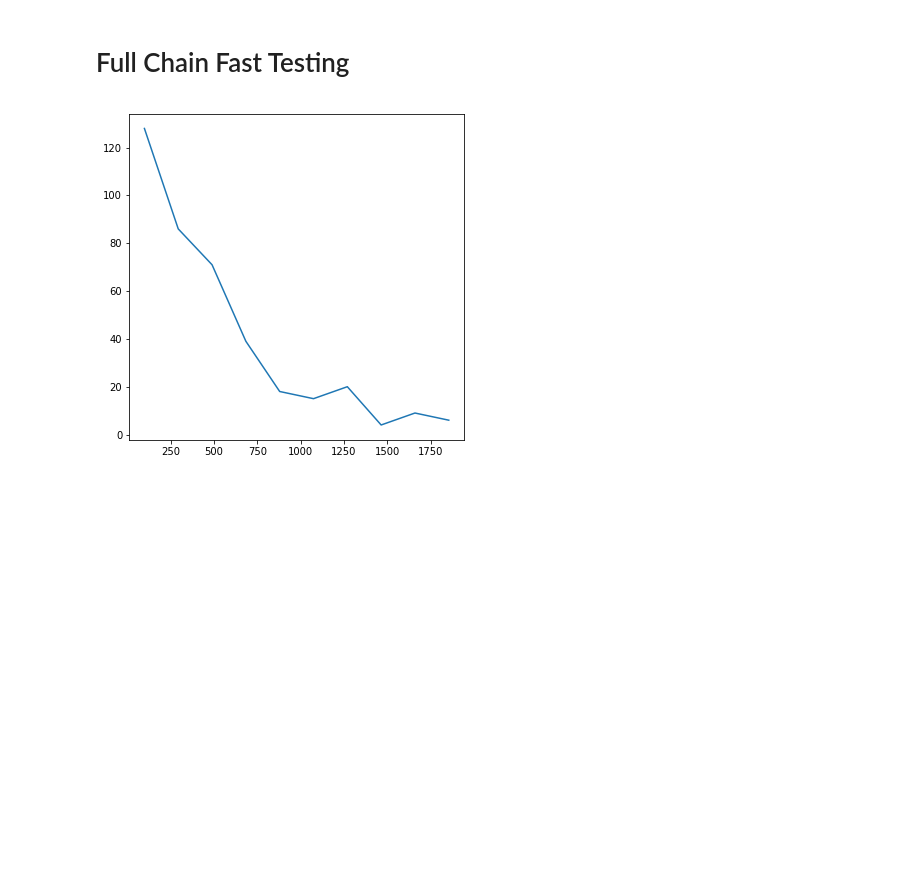
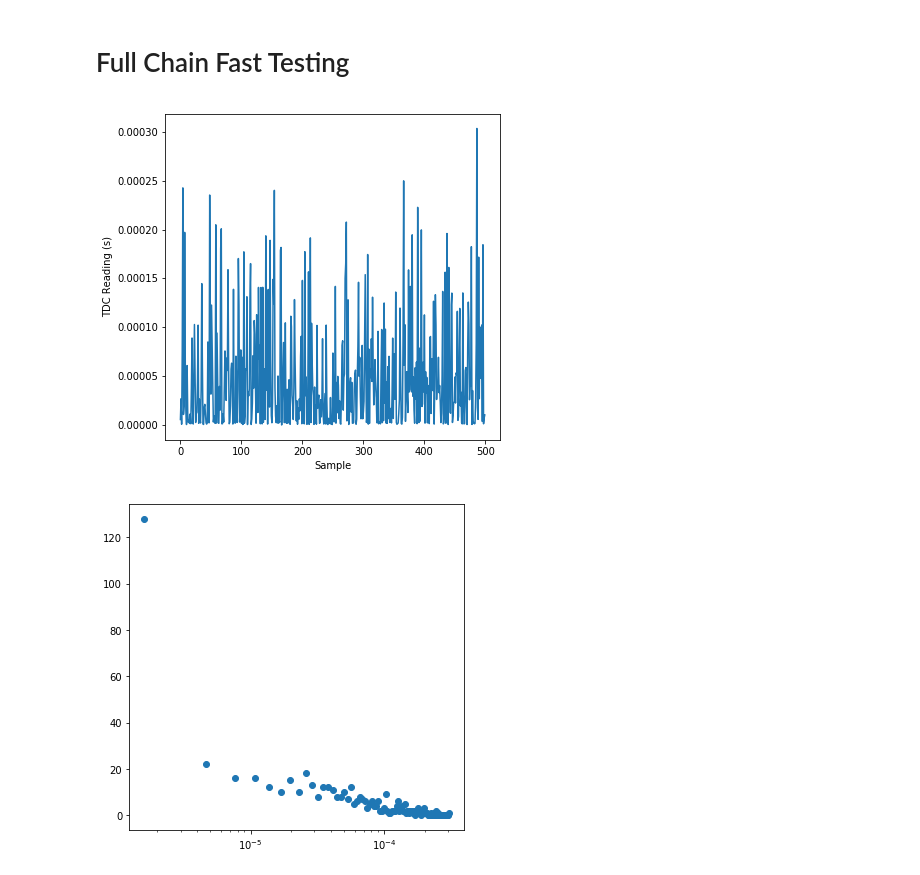
Before and after one commit to iiSmiley/span-ion-code, a Jupyter notebook: testing/plotting.ipynb, the cells around one changed output. Saved outputs shown, nothing was run; the diff lists cells and outputs as text; code cells hidden in the pictures; blank space fills up the shorter version.

```diff
--- a/testing/plotting.ipynb
+++ b/testing/plotting.ipynb
@@ -539,17 +539,23 @@ Text(0.5,1,'Board D3 (No Chip)')
 # %% [markdown]
 <h1>Full Chain Fast Testing</h1>
 # %%
-fname = '../../data/testing/20220415_115011_vin2.0V_500x_vb0.9V_main.yaml'
+fname = '../../data/testing/20220415_154157_vin2.0V_500x_vb0.9V_main.yaml'
 # %%
 # Getting the raw data
 with open(fname, 'r') as file_in:
     data_raw = yaml.load(file_in, Loader=yaml.UnsafeLoader)
     tdiff_vec = data_raw['data']
 
 # tdiff_std = np.std(tdiff_vec)
-tdiff_vals, tdiff_bins = np.histogram([t*1e6 for t in tdiff_vec if t > 0])
+plt.plot(tdiff_vec)
+plt.xlabel('Sample')
+plt.ylabel('TDC Reading (s)')
+
+plt.figure()
+tdiff_vals, tdiff_bins = np.histogram([t for t in tdiff_vec if (t > 0 and t < 100e6)], bins=100)
 tdiff_bins = 0.5*(tdiff_bins[1:]+tdiff_bins[:-1])
-plt.plot(tdiff_bins, tdiff_vals)
+plt.semilogx(tdiff_bins, tdiff_vals, 'o')
 curve_area = np.trapz(tdiff_vals, tdiff_bins)
 # %% [output]
-[figure, old version]
+[figure, new version]
+[figure, added]
```
Also changed, not shown: 1 other file.
